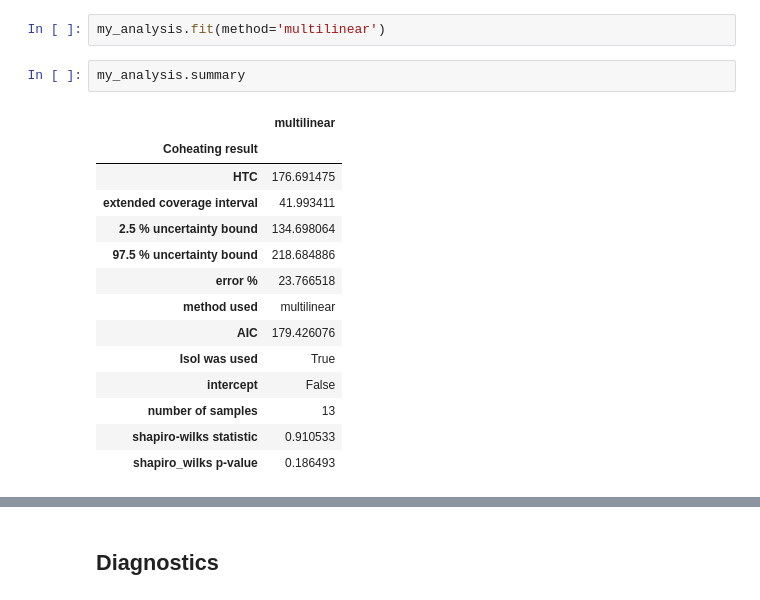
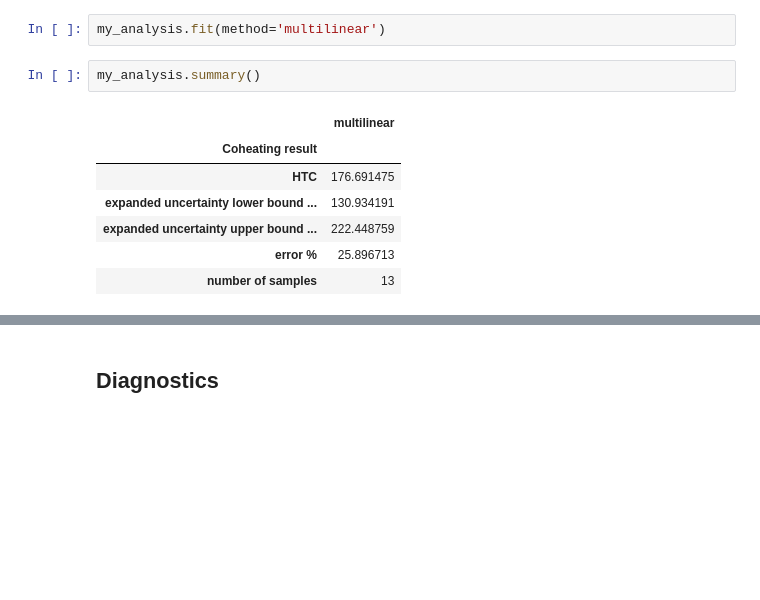
Before and after one commit to Sarah-Ju/coheating-analysis, a Jupyter notebook: examples/walk-through-notebook.ipynb, the cells around one changed output, grey strips where cells are left out. Drawn from its saved outputs; the diff is of its cells as text; blank space fills up the shorter version.

```diff
--- a/examples/walk-through-notebook.ipynb
+++ b/examples/walk-through-notebook.ipynb
@@ -60,19 +60,12 @@ Here, we'll force the multilinear fit without the model selection feature.
 # %%
 my_analysis.fit(method='multilinear')
 # %%
-my_analysis.summary
+my_analysis.summary()
 # %% [output]
 |  | multilinear |
 | Coheating result |  |
 | HTC | 176.691475 |
-| extended coverage interval | 41.993411 |
-| 2.5 % uncertainty bound | 134.698064 |
-| 97.5 % uncertainty bound | 218.684886 |
-| error % | 23.766518 |
-| method used | multilinear |
-| AIC | 179.426076 |
-| Isol was used | True |
-| intercept | False |
+| expanded uncertainty lower bound ... | 130.934191 |
+| expanded uncertainty upper bound ... | 222.448759 |
+| error % | 25.896713 |
 | number of samples | 13 |
-| shapiro-wilks statistic | 0.910533 |
-| shapiro_wilks p-value | 0.186493 |
```
Also changed, not shown: parts of 8 cells of this notebook, 2 other files.
